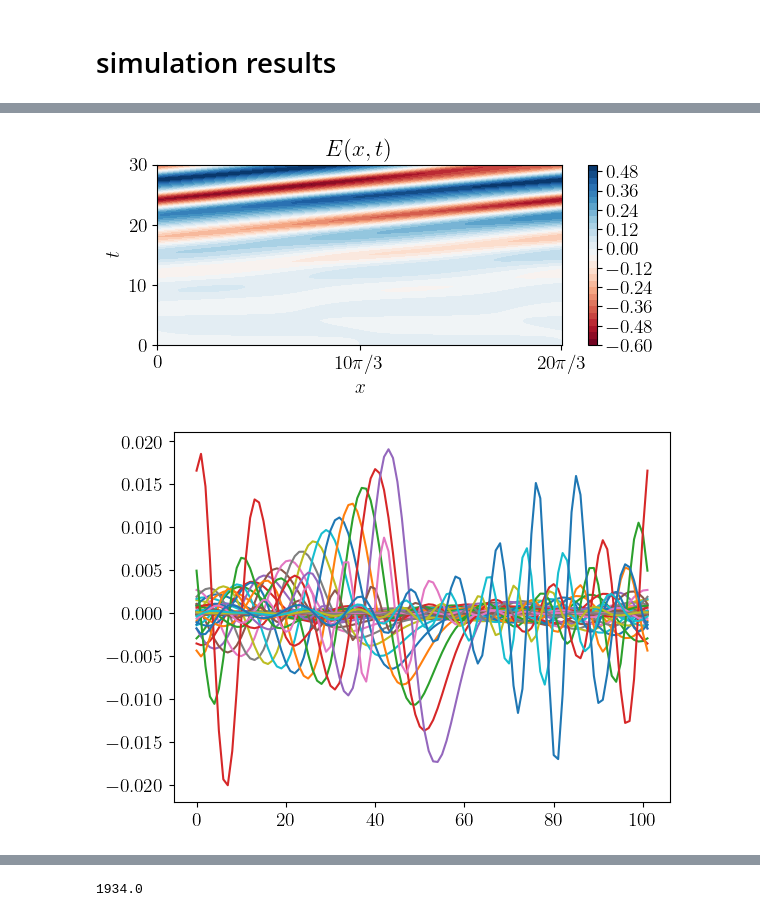
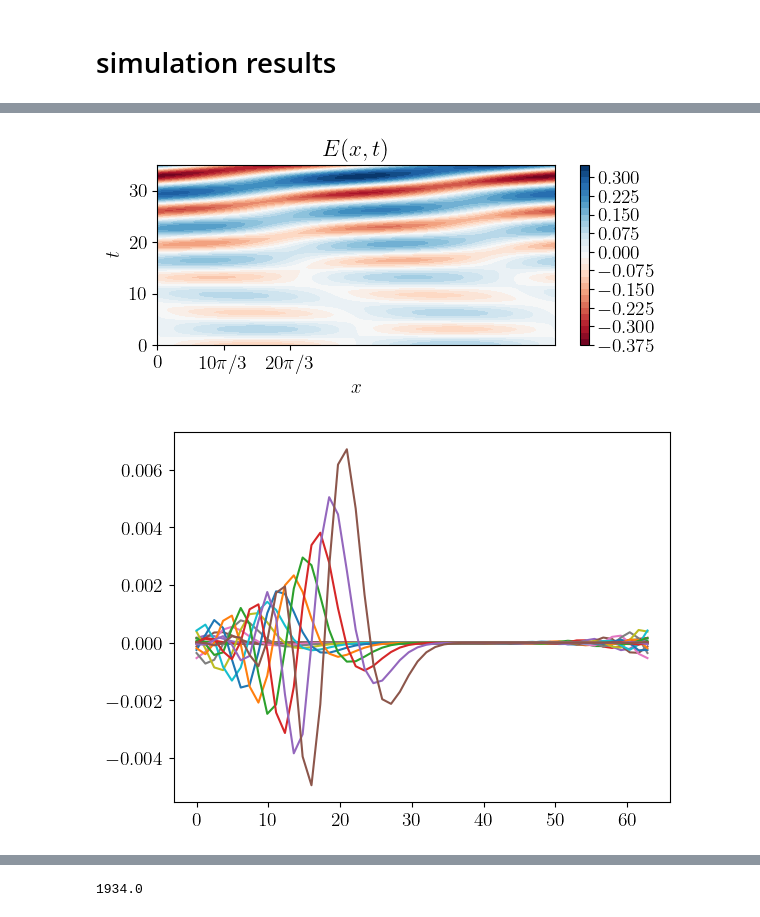
Before and after one commit to opaliss/mixed_methods, a Jupyter notebook: analysis/mixed_method_1/bump_on_tail_damping_mixed_method_1.ipynb, the cells around one changed output, grey strips where cells are left out. Saved outputs shown, nothing was run; the diff lists cells and outputs as text; code cells hidden in the pictures.

```diff
--- a/analysis/mixed_method_1/bump_on_tail_damping_mixed_method_1.ipynb
+++ b/analysis/mixed_method_1/bump_on_tail_damping_mixed_method_1.ipynb
@@ -39,29 +39,25 @@ color3 = inferno_cmap(0.75)
 # %%
-setup = SimulationSetupMixedMethod1(Nx=101,
-                                    Nv_e1=51,
-                                    Nv_e2=101,
+setup = SimulationSetupMixedMethod1(Nx=51,
+                                    Nv_e1=50,
+                                    Nv_e2=150,
                                     epsilon=1e-2,
-                                    v_a=-8,
-                                    v_b=8,
-                                    alpha_e1=np.sqrt(2),
-                                    u_e1=0,
-                                    L=20 * np.pi / 3,
+                                    v_a=4,
+                                    v_b=15,
+                                    L=20 * np.pi,
                                     dt=1e-2,
                                     T0=0,
-                                    T=30,
+                                    T=35,
                                     nu_L=1,
-                                    nu_H=0,
-                                    n0_e1=0.9,
-                                    n0_e2=0.1,
-                                    u_e2=4.5,
-                                    alpha_e2=1/np.sqrt(2),
+                                    nu_H=2,
+                                    n0_e1=0.99,
+                                    n0_e2=0.01,
+                                    u_e1=0,
+                                    u_e2=10,
+                                    alpha_e1=np.sqrt(2),
+                                    alpha_e2=np.sqrt(2),
                                     gamma=0.5,
-                                    k0=1,
+                                    k0=0.1,
                                     Nv_int=5000,
-                                    u_tol=10,
-                                    alpha_tol=10,
-                                    cutoff=3,
-                                    threshold_last_hermite=5,
                                     construct_integrals=False)
 # %%
 if setup.construct_integrals:
@@ -167,8 +183,8 @@ _ = ax.set_xticklabels([r"0", r"$10\pi/3$", r"$20\pi/3$"])
 _ = ax.set_ylabel("$t$")
 plt.tight_layout()
 # %% [output]
-[figure, old version]
+[figure, new version]
 # %%
-_ = plt.plot(state_e_H[-1, :, ::20], "-")
+_ = plt.plot(x, state_e_H[-1, :, ::20], "-")
 # %% [output]
-[figure, old version]
+[figure, new version]
```
Also changed, not shown: parts of 14 cells of this notebook, 6 other files.
